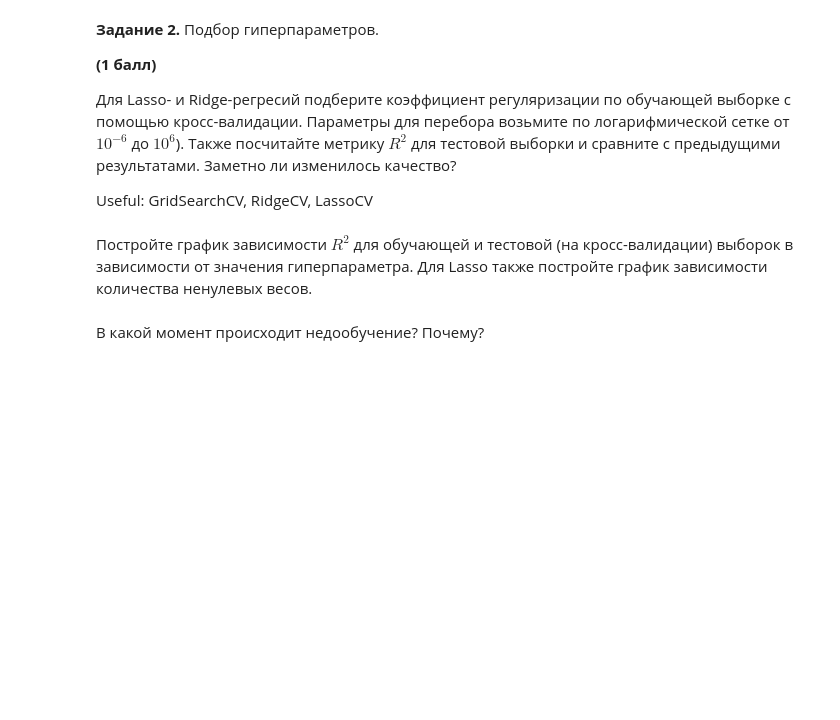
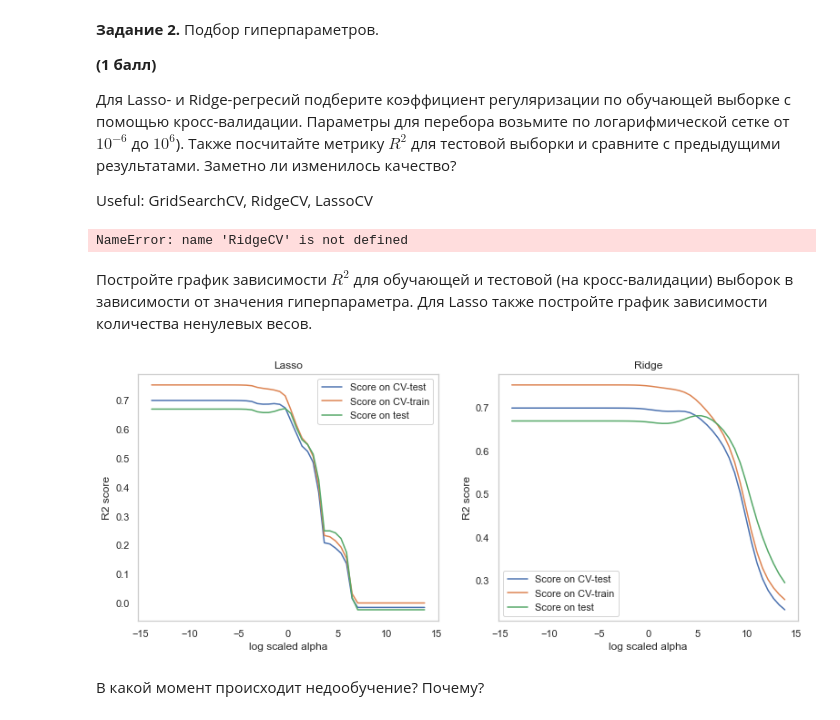
Before and after one commit to avsmph/Python-Machine-learning, a Jupyter notebook: homework-practice-02.ipynb, the cells around one changed output. Cells and saved outputs as stored; diff of their text form; code cells hidden in the pictures; blank space fills up the shorter version.

```diff
--- a/homework-practice-02.ipynb
+++ b/homework-practice-02.ipynb
@@ -173,2 +310,16 @@ Useful: GridSearchCV, RidgeCV, LassoCV
+# %%
+#  Your code here
+
+
+
+alphas = np.logspace(-6, 6, 50)
+ridge_cv = RidgeCV(alphas=alphas)
+ridge_cv.fit(x_train, y_train)
+lasso_cv = LassoCV(alphas=alphas)
+lasso_cv.fit(x_train, y_train)
+print('Линейная регрессия c L-1 регуляризацией:',lasso_cv.score(x_test, y_test), sep='\n\t')
+print('Линейная регрессия с L-2 регуляризацией:',ridge_cv.score(x_test, y_test), sep='\n\t')
+# %% [output]
+NameError: name 'RidgeCV' is not defined
 # %% [markdown]
 Постройте график зависимости $R^2$ для обучающей и тестовой (на кросс-валидации) выборок в зависимости от значения гиперпараметра. Для Lasso также постройте график зависимости количества ненулевых весов.
@@ -178,3 +326,31 @@ Useful: GridSearchCV, RidgeCV, LassoCV
+# %%
+#  Your code here
+from sklearn.model_selection import cross_validate
+estimators = [Lasso, Ridge]
+f, axes = plt.subplots(1, 2, figsize=(13, 5))
+for i, estimator in enumerate(estimators):
+    test_cv_scores = []
+    train_cv_scores = []
+    test_scores = []
+    for a in alphas:
+        regr = estimator(alpha=a)
+        cv = cross_validate(regr, x_train, y_train, cv=10, scoring='r2', return_train_score=True)
+        test_cv_scores.append(cv['test_score'].mean())
+        train_cv_scores.append(cv['train_score'].mean())
+        test_scores.append(regr.fit(x_train, y_train).score(x_test, y_test))
+    ax = axes[i]
+    ax.set_title(estimator.__name__)
+    ax.plot(np.log(alphas), test_cv_scores, label=u'Score on CV-test')
+    ax.plot(np.log(alphas), train_cv_scores, label='Score on CV-train')
+    ax.plot(np.log(alphas), test_scores, label='Score on test')
+    ax.set_xlabel("log scaled alpha")
+    ax.set_ylabel("R2 score")
+    ax.grid()
+    ax.legend()
+
+f.show()
+# %% [output]
+[figure, added]
 # %% [markdown]
 В какой момент происходит недообучение? Почему?
 # %% [markdown]
```
Also changed, not shown: parts of 22 cells of this notebook.
